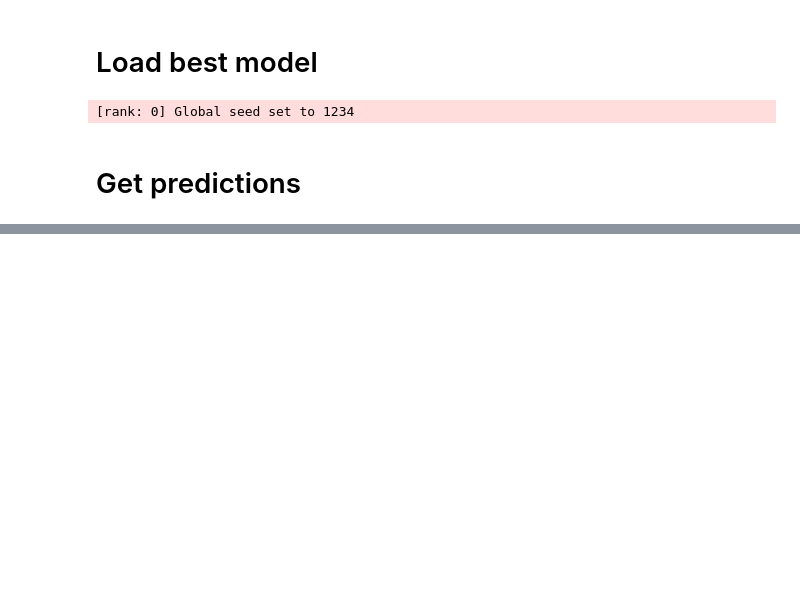
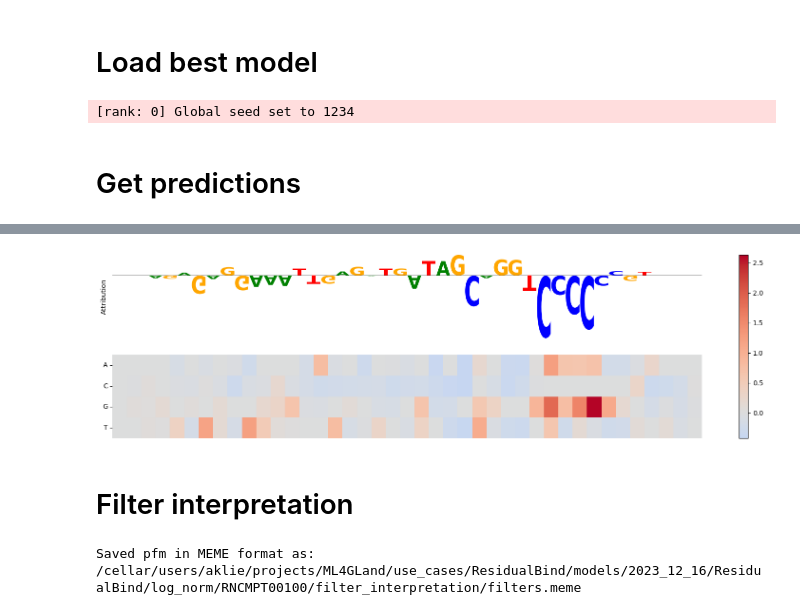
Before and after one commit to ML4GLand/EUGenE_use_cases, a Jupyter notebook: ResidualBind/5_interpret_ResidualBind.ipynb, the cells around one changed output, grey strips where cells are left out. Drawn from its saved outputs; the diff is of its cells as text; code cells hidden in the pictures; blank space fills up the shorter version.

Commit message:
added interpret functionality

```diff
--- a/ResidualBind/5_interpret_ResidualBind.ipynb
+++ b/ResidualBind/5_interpret_ResidualBind.ipynb
@@ -65,3 +90,0 @@ preds = module.predict(
-# %%
-sdata["target"] = sdata["targets"][:, 0]
-obs = sdata["target"].values
@@ -400,0 +103,3 @@ for k in range(len(X)):
+# %%
+# Add predictions to dataset
+sdata["preds"] = xr.DataArray(preds, dims=["_sequence"])
@@ -400,0 +113,13 @@ for k in range(len(X)):
+# %%
+attrs = se.attribute(
+    module,
+    X_test_np,
+    method="NaiveISM",
+    hypothetical=True,
+    attribution_func=None
+)
+# %%
+# Example visualization
+plot_attribution_logo_heatmap(attrs[3], inputs=sdata["inputs"].values.transpose(0, 2, 1)[3], flip_sign=True, figsize=(20, 5))
+# %% [output]
+[figure, added]
@@ -400,0 +135,2 @@ for k in range(len(X)):
+# %% [markdown]
+# Filter interpretation
@@ -400,0 +181,5 @@ for k in range(len(X)):
+# %%
+# Write the motif set to a meme file
+write_meme(motif_set=motif_set, filename=os.path.join(outdir, "filters.meme"))
+# %% [output]
+Saved pfm in MEME format as: /cellar/users/aklie/projects/ML4GLand/use_cases/ResidualBind/models/2023_12_16/ResidualBind/log_norm/RNCMPT00100/filter_interpretation/filters.meme
```
Also changed, not shown: parts of 73 cells of this notebook, 10 other files.
